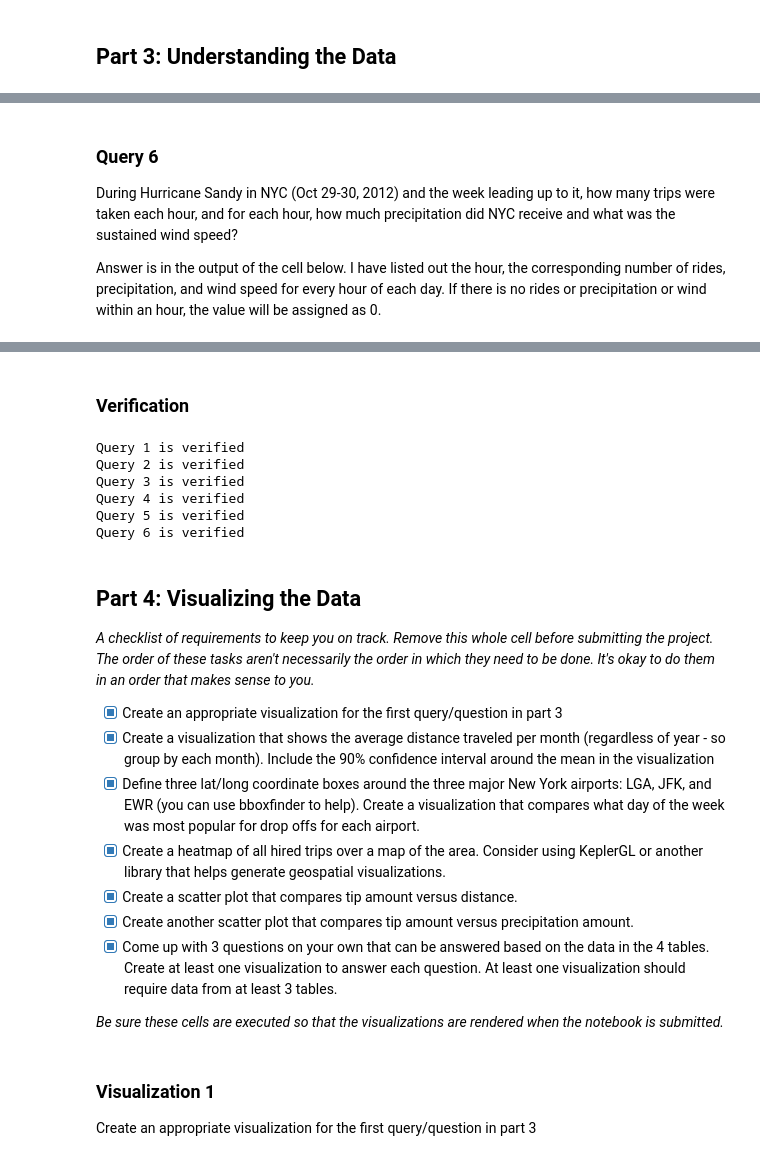
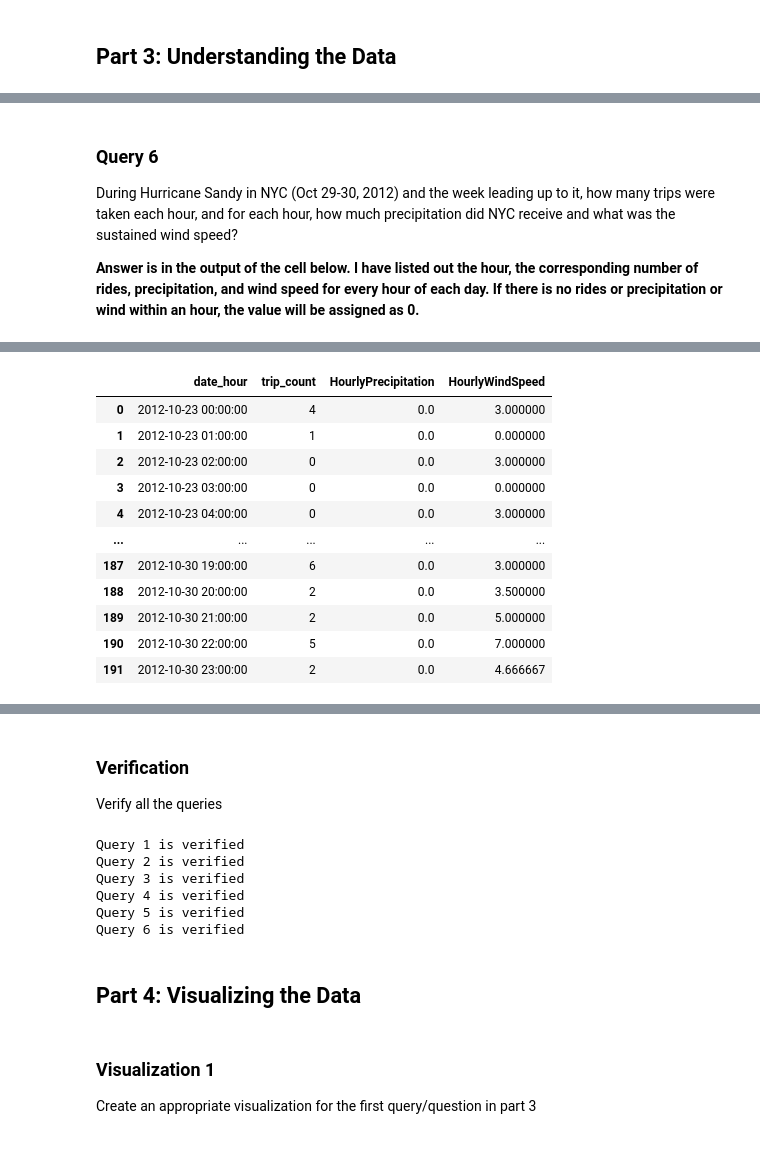
Before and after one commit to MissHela/PYFinalProject, a Jupyter notebook: Final_Project.ipynb, the cells around one changed output, grey strips where cells are left out. Cells and saved outputs as stored; diff of their text form; code cells hidden in the pictures.

Commit message:
Final edit
Finish everything!!! Done!

```diff
--- a/Final_Project.ipynb
+++ b/Final_Project.ipynb
@@ -679,6 +699,7 @@ where strftime('%Y-%m',pickup_datetime) between "2009-01" and "2015-06"
 group by strftime('%w', pickup_datetime)
 order by trip_count desc
 """
-ans_2 = engine.execute(QUERY_2).fetchall()
+with engine.connect() as conn:
+    ans_2 = pd.read_sql(QUERY_2, conn)
 ans_2
 # %% [output]
@@ -725,6 +756,7 @@ from
 order by abs(percentile-0.95) asc
 limit 1
 """
-ans_3 = engine.execute(QUERY_3).fetchall()
+with engine.connect() as conn:
+    ans_3 = pd.read_sql(QUERY_3, conn)
 ans_3
 # %% [output]
@@ -777,6 +810,7 @@ from
 order by ride_count desc, avg_distance desc
 limit 10
 """
-ans_4 = engine.execute(QUERY_4).fetchall()
+with engine.connect() as conn:
+    ans_4 = pd.read_sql(QUERY_4, conn)
 ans_4
 # %% [output]
@@ -847,6 +882,7 @@ left join
 ) b
 on a.date=b.date
 """
-ans_5 = engine.execute(QUERY_5).fetchall()
+with engine.connect() as conn:
+    ans_5 = pd.read_sql(QUERY_5, conn)
 ans_5
 # %% [output]
@@ -884,7 +921,7 @@ write_query_to_file(QUERY_5, "Q5_10_windies_day.sql")
 During Hurricane Sandy in NYC (Oct 29-30, 2012) and the week leading up to it, how many trips were taken each hour, and for each hour, how much precipitation did NYC receive and what was the sustained wind speed?
 
 
-Answer is in the output of the cell below. I have listed out the hour, the corresponding number of rides, precipitation, and wind speed for every hour of each day. If there is no rides or precipitation or wind within an hour, the value will be assigned as 0.
+**Answer is in the output of the cell below. I have listed out the hour, the corresponding number of rides, precipitation, and wind speed for every hour of each day. If there is no rides or precipitation or wind within an hour, the value will be assigned as 0.**
 # %%
 QUERY_6 = """
 with recursive consecutive_hour as(
@@ -931,6 +968,7 @@ left join weather
 on consecutive_hour.date_hour = weather.date_hour
 """
 
-ans_6 = engine.execute(QUERY_6).fetchall()
+with engine.connect() as conn:
+    ans_6 = pd.read_sql(QUERY_6, conn)
 ans_6
 # %% [output]
@@ -953,0 +992,12 @@ on consecutive_hour.date_hour = weather.date_hour
+|  | date_hour | trip_count | HourlyPrecipitation | HourlyWindSpeed |
+| 0 | 2012-10-23 00:00:00 | 4 | 0.0 | 3.000000 |
+| 1 | 2012-10-23 01:00:00 | 1 | 0.0 | 0.000000 |
+| 2 | 2012-10-23 02:00:00 | 0 | 0.0 | 3.000000 |
+| 3 | 2012-10-23 03:00:00 | 0 | 0.0 | 0.000000 |
+| 4 | 2012-10-23 04:00:00 | 0 | 0.0 | 3.000000 |
+| ... | ... | ... | ... | ... |
+| 187 | 2012-10-30 19:00:00 | 6 | 0.0 | 3.000000 |
+| 188 | 2012-10-30 20:00:00 | 2 | 0.0 | 3.500000 |
+| 189 | 2012-10-30 21:00:00 | 2 | 0.0 | 5.000000 |
+| 190 | 2012-10-30 22:00:00 | 5 | 0.0 | 7.000000 |
+| 191 | 2012-10-30 23:00:00 | 2 | 0.0 | 4.666667 |
@@ -972,5 +1006,6 @@ on consecutive_hour.date_hour = weather.date_hour
 write_query_to_file(QUERY_6, "Q6_hurricane_sandy.sql")
 # %% [markdown]
 ### Verification
+Verify all the queries
 # %%
 # verify Query 1
@@ -1066,18 +1142,6 @@ Query 5 is verified
 Query 6 is verified
 # %% [markdown]
 ## Part 4: Visualizing the Data
-
-_A checklist of requirements to keep you on track. Remove this whole cell before submitting the project. The order of these tasks aren't necessarily the order in which they need to be done. It's okay to do them in an order that makes sense to you._
-
-* [X] Create an appropriate visualization for the first query/question in part 3
-* [X] Create a visualization that shows the average distance traveled per month (regardless of year - so group by each month). Include the 90% confidence interval around the mean in the visualization
-* [X] Define three lat/long coordinate boxes around the three major New York airports: LGA, JFK, and EWR (you can use bboxfinder to help). Create a visualization that compares what day of the week was most popular for drop offs for each airport.
-* [X] Create a heatmap of all hired trips over a map of the area. Consider using KeplerGL or another library that helps generate geospatial visualizations.
-* [X] Create a scatter plot that compares tip amount versus distance.
-* [X] Create another scatter plot that compares tip amount versus precipitation amount.
-* [X] Come up with 3 questions on your own that can be answered based on the data in the 4 tables. Create at least one visualization to answer each question. At least one visualization should require data from at least 3 tables.
-
-_Be sure these cells are executed so that the visualizations are rendered when the notebook is submitted._
 # %% [markdown]
 ### Visualization 1
 Create an appropriate visualization for the first query/question in part 3
```
Also changed, not shown: parts of 56 cells of this notebook, 2 other files.
